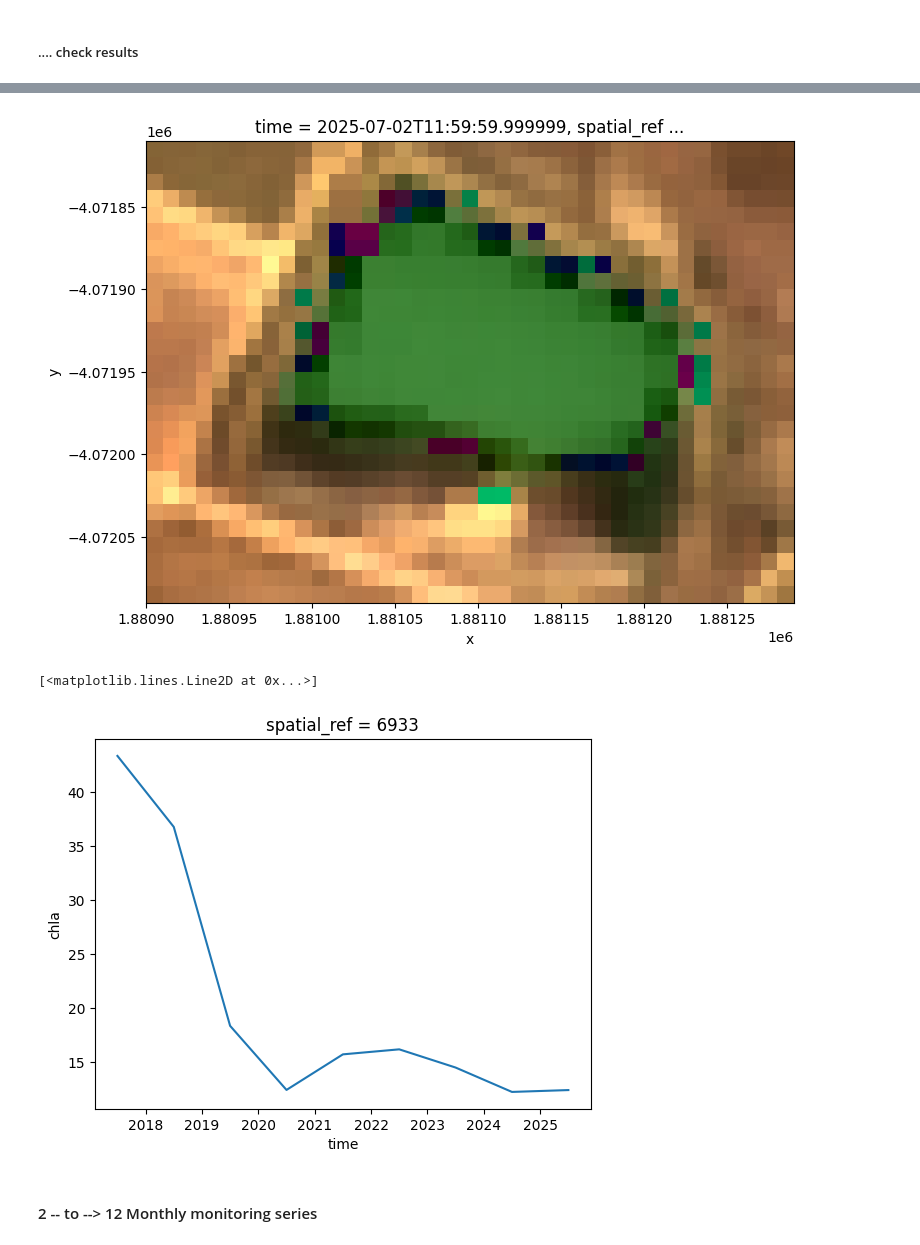
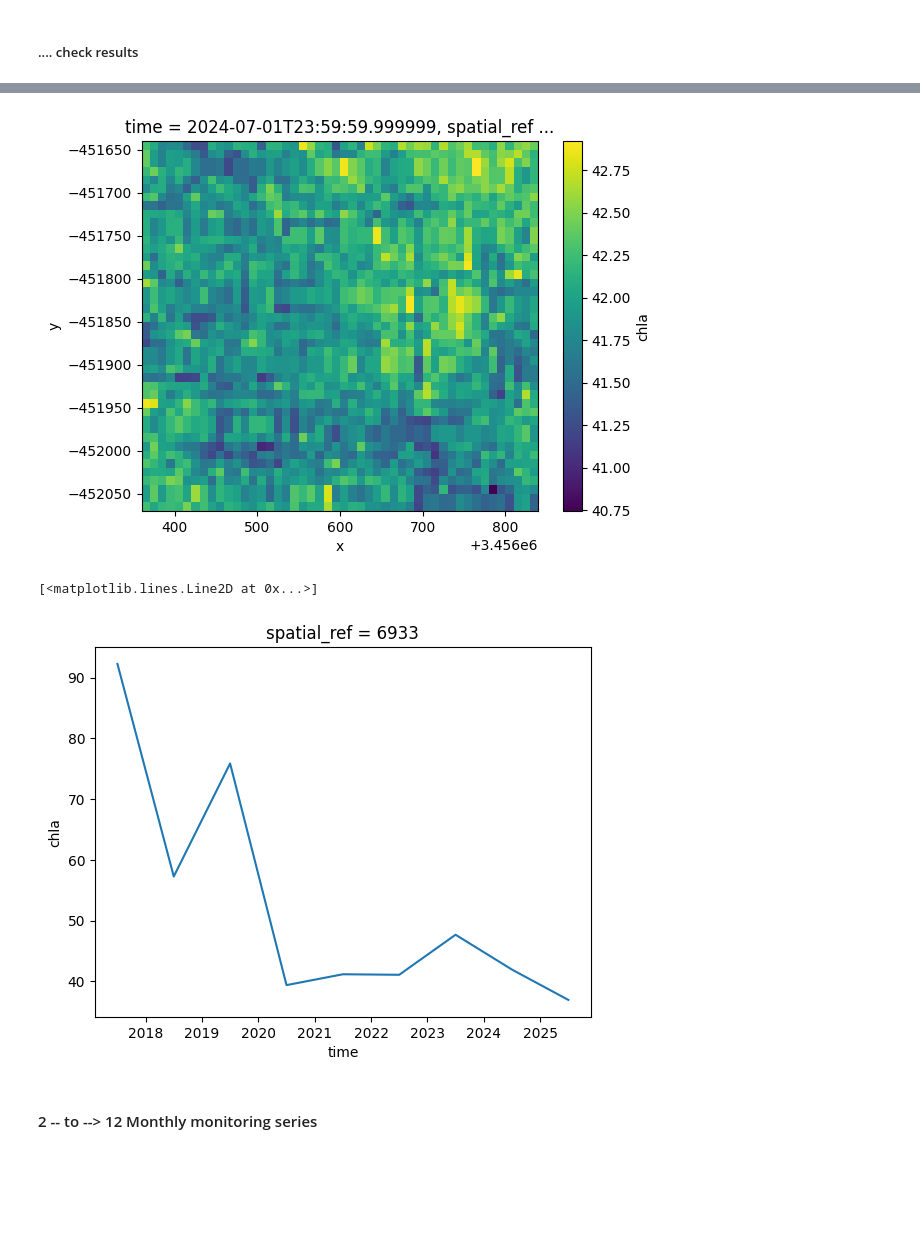
Before and after one commit to digitalearthafrica/deafrica_water_quality, a Jupyter notebook: WP2.1/WP2.1.ipynb, the cells around one changed output, grey strips where cells are left out. Saved outputs shown, nothing was run; the diff lists cells and outputs as text; code cells hidden in the pictures; blank space fills up the shorter version.

```diff
--- a/WP2.1/WP2.1.ipynb
+++ b/WP2.1/WP2.1.ipynb
@@ -69,9 +58,7 @@ from deafrica_tools.plotting import display_map
 # %%
 # Set the central latitude and longitude, cell size
 
-placename = 'Lake_Manyana'
-Xmin,Xmax =  35.72, 35.92
-Ymin,Ymax = -3.35, -3.90
+
 
 
 placename = 'testsite'
@@ -82,3 +69,26 @@ Ymin,Ymax =  lat-buffer, lat+buffer
 placename = 'SA smalldam'
 Xmin,Xmax =  19.494, 19.498
 Ymin,Ymax = -33.8025, -33.8
+
+placename = 'Vaal_dam'
+lat       = -26.879400; lon = 	28.123050
+buffer = 0.1
+Xmin,Xmax = lon-buffer, lon+buffer
+Ymin,Ymax =  lat-buffer, lat+buffer
+
+placename = 'Loskop_Dam'
+lat = -25.43; lon = 	29.3400
+bufferx = 0.075
+buffery = 0.02
+Xmin,Xmax = lon-bufferx, lon+bufferx
+Ymin,Ymax =  lat-buffery, lat+buffery
+
+placename = 'Lake_Manyana'
+Xmin,Xmax =  35.72, 35.92
+Ymin,Ymax = -3.35, -3.90
+
+data = ['Abiyata', 38.511, 7.540, 38.6712, 7.6910]
+data = ['Langano',  38.674, 7.495, 38.8565, 7.7051]
+data = ['few_pixels', 35.82233,  -3.54579,   35.82720, -3.54244]
+placename,Xmin,Xmax,Ymin,Ymax = data[0],data[1],data[3],data[2],data[4]
+print(f'Processing : {placename}')
@@ -100,8 +112,7 @@ verbose = True
 test    = False
 # --- the number of cells in the spatial domain (x,y) used to analyse the waterbody ; Data are resampled guided by this limit
 max_cells = 100000
-max_cells = 50000   #use this to test memory limits. Memory saving steps are going to be needed...
-max_cells = 5000   #use this to test memory limits. Memory saving steps are going to be needed...
+max_cells = 10000
 # %%
 # over-write temporary data files (e.g., if the location or other parameters are changed)
 over_write = True
@@ -335,12 +344,12 @@ ds_annual.chla.sel(time=slice('2025-01','2025-12')).plot(robust=True)
-# %%
-rgb(ds_annual.sel(time='2025-01-01',method='nearest'),)
-# %% [output]
-[figure, removed]
-# %%
-ds_annual.chla.sel(time=slice('2000-01','2025-12')).mean(dim=('x','y')).plot()
-# %% [output]
-[<matplotlib.lines.Line2D at 0x...>]
-[figure, removed]
+# %%
+i = 1
+ds_annual.sel(time='2024-07',method='nearest').chla.plot()
+plt.show()
+ds_annual.chla.median(dim=('x','y')).plot()
+# %% [output]
+[figure, added]
+[<matplotlib.lines.Line2D at 0x...>]
+[figure, added]
 # %% [markdown]
 #### 2 -- to --> 12 Monthly monitoring series
 # %%
```
Also changed, not shown: parts of 46 cells of this notebook, 1 other file.
